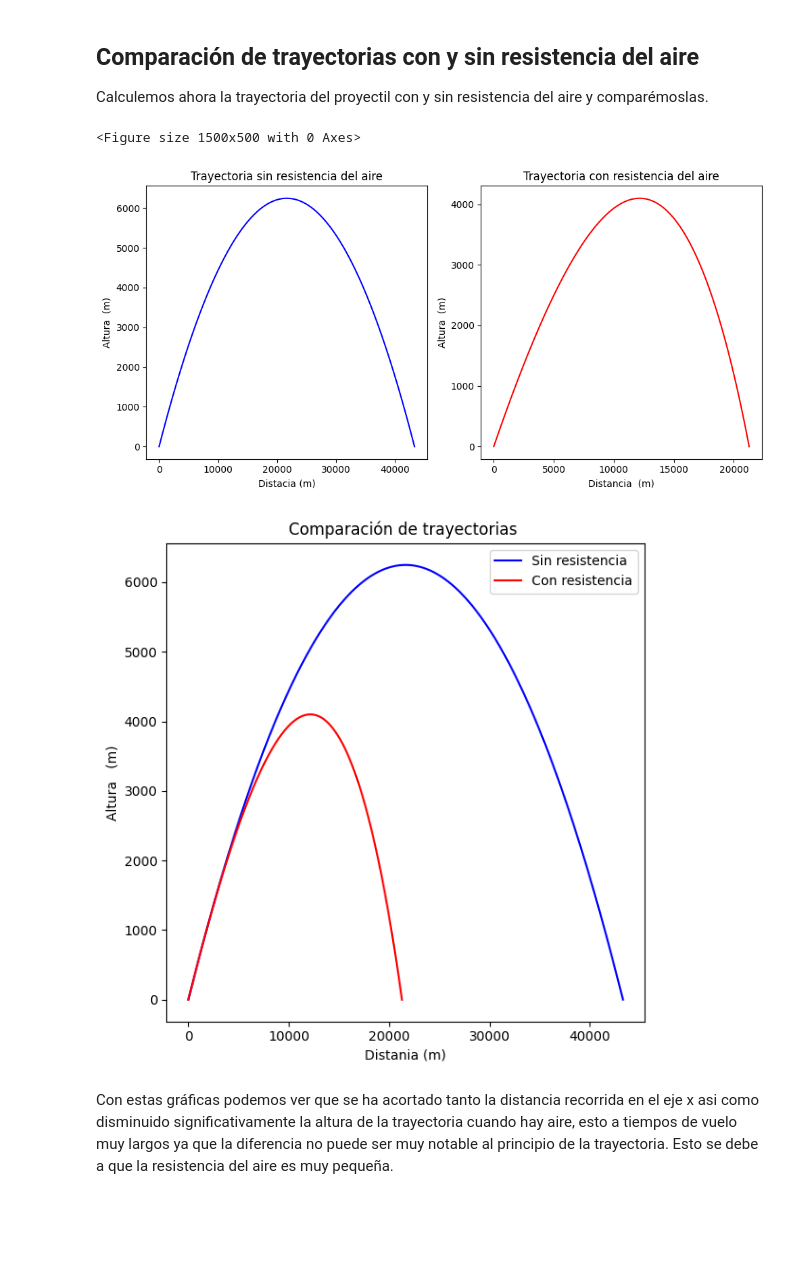
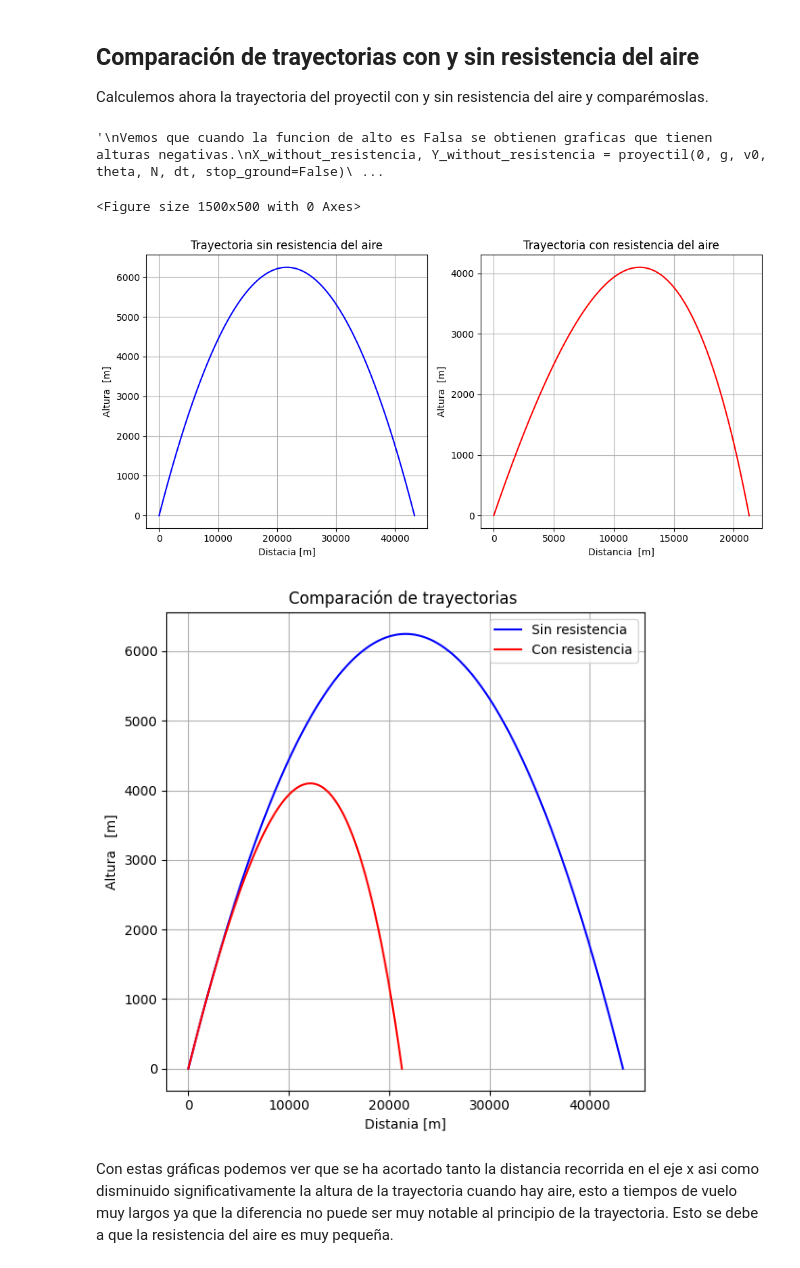
Before and after one commit to JFernando6321/computational-physics-projects, a Jupyter notebook: Método_de_euler.ipynb, the cells around one changed output. Saved outputs shown, nothing was run; the diff lists cells and outputs as text; code cells hidden in the pictures; blank space fills up the shorter version.

```diff
--- a/Método_de_euler.ipynb
+++ b/Método_de_euler.ipynb
@@ -94,6 +94,14 @@ X_with_resistencia, Y_with_resistencia = proyectil(B2_m, g, v0, theta, N, dt, st
 """
 # Simulación con resistencia del aire
 X_with_resistencia, Y_with_resistencia = proyectil(B2_m, g, v0, theta, N, dt, stop_ground=True)
+
+"""
+Vemos que cuando la funcion de alto es Falsa se obtienen graficas que tienen alturas negativas.
+X_without_resistencia, Y_without_resistencia = proyectil(0, g, v0, theta, N, dt, stop_ground=False)
+X_with_resistencia, Y_with_resistencia = proyectil(B2_m, g, v0, theta, N, dt, stop_ground=False)
+"""
+# %% [output]
+'\nVemos que cuando la funcion de alto es Falsa se obtienen graficas que tienen alturas negativas.\nX_without_resistencia, Y_without_resistencia = proyectil(0, g, v0, theta, N, dt, stop_ground=False)\ ...
 # %%
 ###############################################################################
 ################################ Gráficas #####################################
@@ -108,38 +116,41 @@ plt.figure(figsize=(15, 5))
 plt.subplot(1, 3, 1)
 plt.plot(X_without_resistencia, Y_without_resistencia, 'b')
 plt.title('Trayectoria sin resistencia del aire')
-plt.xlabel('Distacia (m)')
-plt.ylabel('Altura  (m)')
+plt.grid(True)
+plt.xlabel('Distacia [m]')
+plt.ylabel('Altura  [m]')
 
 ### Graphic for the case with resistance
 plt.subplot(1, 3, 2)
 plt.plot(X_with_resistencia, Y_with_resistencia, 'r')
 plt.title('Trayectoria con resistencia del aire')
-plt.xlabel('Distancia  (m)')
-plt.ylabel('Altura  (m)')
+plt.xlabel('Distancia  [m]')
+plt.grid(True)
+plt.ylabel('Altura  [m]')
 
 
 plt.tight_layout()
 plt.show()
 # %% [output]
 <Figure size 1500x500 with 0 Axes>
-[figure, old version]
+[figure, new version]
 # %%
 
 ### Ahoara comparemos estas dos en una misma grafica
 plt.figure(figsize=(17, 6))
 plt.subplot(1, 3, 3)
 plt.plot(X_without_resistencia, Y_without_resistencia, 'b', label='Sin resistencia')
 plt.plot(X_with_resistencia, Y_with_resistencia, 'r', label='Con resistencia')
 plt.title('Comparación de trayectorias ')
-plt.xlabel('Distania (m)')
-plt.ylabel('Altura   (m)')
+plt.grid(True)
+plt.xlabel('Distania [m]')
+plt.ylabel('Altura   [m]')
 plt.legend()
 
 plt.tight_layout()
 plt.show()
 # %% [output]
-[figure, old version]
+[figure, new version]
 # %% [markdown]
 Con estas gráficas podemos ver que se ha acortado tanto la distancia recorrida en el eje x asi como disminuido significativamente la altura de la trayectoria cuando hay aire, esto a tiempos de vuelo muy largos ya que la diferencia no puede ser muy notable al principio de la trayectoria. Esto se debe a que la resistencia del aire es muy pequeña.
 # %% [markdown]
```
Also changed, not shown: parts of 2 cells of this notebook.
